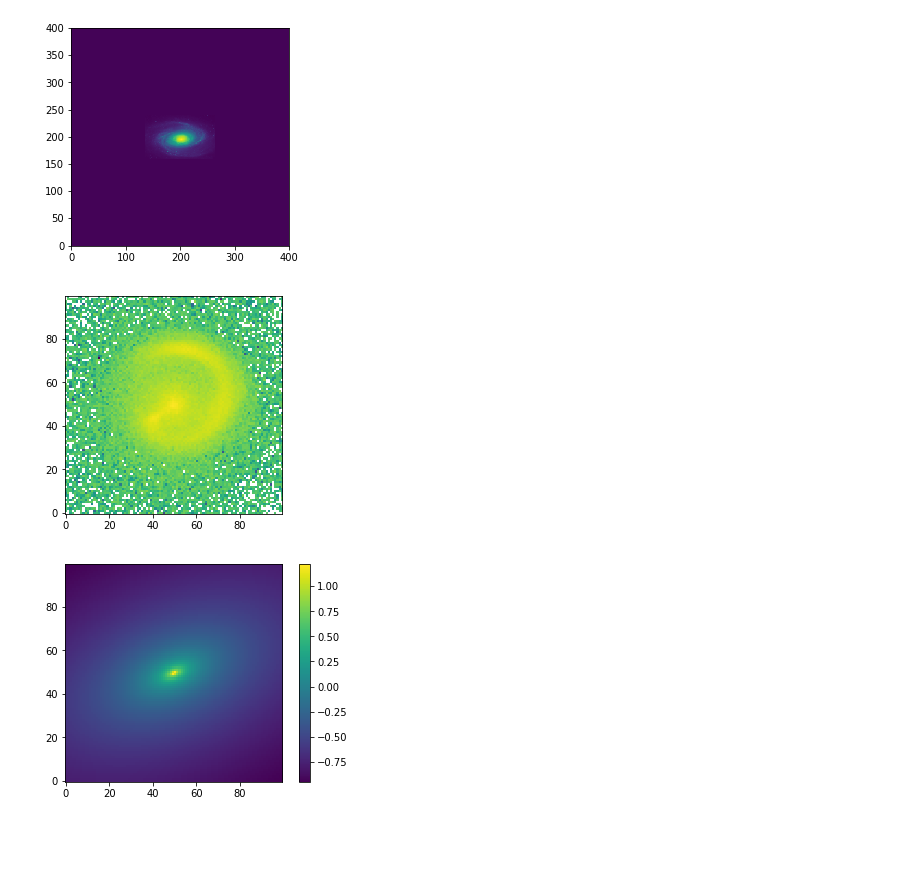
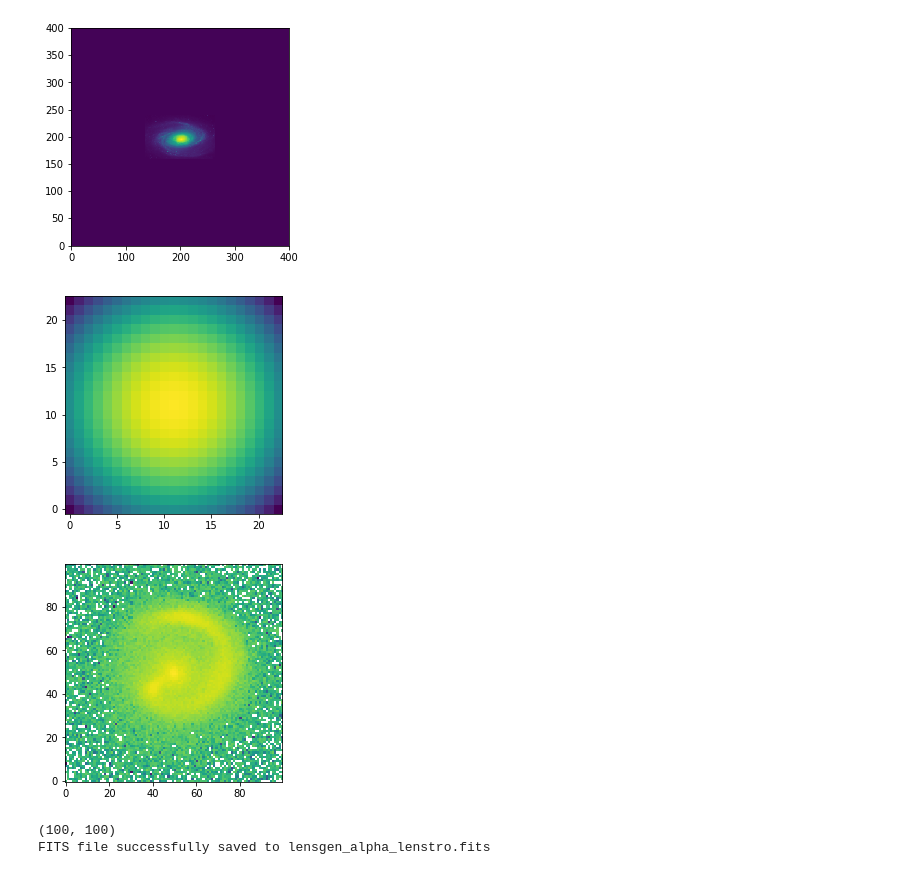
Before and after one commit to aymgal/GravLensGen, a Jupyter notebook: Notebooks/lens_gen_lenstronomy.ipynb, the cells around one changed output. Drawn from its saved outputs; the diff is of its cells as text; code cells hidden in the pictures; blank space fills up the shorter version.

Commit message:
Update notebooks to lenstronomy 0.8.2

```diff
--- a/Notebooks/lens_gen_lenstronomy.ipynb
+++ b/Notebooks/lens_gen_lenstronomy.ipynb
@@ -51,14 +51,10 @@ delta_pix_source_image = num_pix / len(source_image) * delta_pix
 # %%
 # PSF specification
 kwargs_data = sim_util.data_configure_simple(num_pix, delta_pix, exp_time, background_rms, inverse=False)
-data_class = Data(kwargs_data)  # Data(np.zeros((num_pix, num_pix)), kwargs_data) with last version
+data_class = ImageData(**kwargs_data)
 
-kwargs_psf = sim_util.psf_configure_simple(psf_type='GAUSSIAN', fwhm=psf_fwhm, kernelsize=31,
-                                           deltaPix=delta_pix, truncate=6, kernel=None)
-psf_class = PSF(kwargs_psf)
-#kwargs_psf = SimAPI.psf_configure(psf_type='PIXEL', fwhm=fwhm, kernelsize=11, deltaPix=delta_pix,
-#                                  truncate=6, kernel=psf_class.kernel_point_source)
-#psf_class = PSF(kwargs_psf)
+kwargs_psf = {'psf_type': 'GAUSSIAN', 'fwhm': psf_fwhm, 'pixel_size': delta_pix, 'truncation': 11}
+psf_class = PSF(**kwargs_psf)
 
 lens_model_list = ['SPEMD'] #, 'SHEAR']
 kwargs_shear = {'e1': 0.01, 'e2': 0.01}  # gamma_ext: shear strength, psi_ext: shear angel (in radian)
@@ -99,7 +95,7 @@ kwargs_ps  = {}
 point_source_list = [] #['LENSED_POSITION']
 point_source_class = PointSource(point_source_type_list=point_source_list)#, fixed_magnificiation_list=[False])
 
-kwargs_numerics = {'subgrid_res': 1, 'psf_subgrid': False}
+kwargs_numerics = {'supersampling_factor': 1, 'supersampling_convolution': False}
 # %%
 imageModel = ImageModel(data_class, psf_class, lens_model_class, source_model_class,
                         lens_light_model_class, point_source_class, kwargs_numerics=kwargs_numerics)
@@ -108,15 +104,20 @@ image_sim_no_noise = imageModel.image(kwargs_lens, kwargs_source, kwargs_lens_li
 
 poisson = image_util.add_poisson(image_sim_no_noise, exp_time=exp_time)
 bkg = image_util.add_background(image_sim_no_noise, sigma_bkd=background_rms)
-image_sim = image_sim_no_noise + bkg + poisson
+noise = bkg + poisson
+image_sim = image_sim_no_noise + noise
 
 kwargs_data['image_data'] = image_sim
 data_class.update_data(image_sim)
 # %%
+plt.imshow(np.log10(psf_class.kernel_point_source), origin='lower')
+plt.show()
+
 plt.imshow(np.log10(image_sim), origin='lower')
 plt.show()
 # %% [output]
-[figure, old version]
+[figure, new version]
+[figure, added]
 # %%
 # get the source surface brightness only, in source or image plane
 image_sim_source_delensed = imageModel.source_surface_brightness(kwargs_source, kwargs_lens=kwargs_lens,
@@ -130,9 +131,13 @@ x_grid1d = lenstro_util.image2array(x_grid)
 y_grid1d = lenstro_util.image2array(y_grid)
 kappa_result1d = lens_model_class.kappa(x_grid1d, y_grid1d, kwargs_lens)
 kappa_result = lenstro_util.array2image(kappa_result1d)
-# %%
-plt.imshow(np.log10(kappa_result), origin='lower')
-plt.colorbar()
-plt.show()
-# %% [output]
-[figure, removed]
+# %%
+# get the deflection angles
+alpha_x1d, alpha_y1d = lens_model_class.alpha(x_grid1d, y_grid1d, kwargs_lens)
+alpha_x = lenstro_util.array2image(alpha_x1d)
+alpha_y = lenstro_util.array2image(alpha_y1d)
+print(alpha_x.shape)
+save_fits([alpha_x, alpha_y], 'lensgen_alpha_lenstro.fits')
+# %% [output]
+(100, 100)
+FITS file successfully saved to lensgen_alpha_lenstro.fits
```
Also changed, not shown: parts of 6 cells of this notebook, 2 other files.
